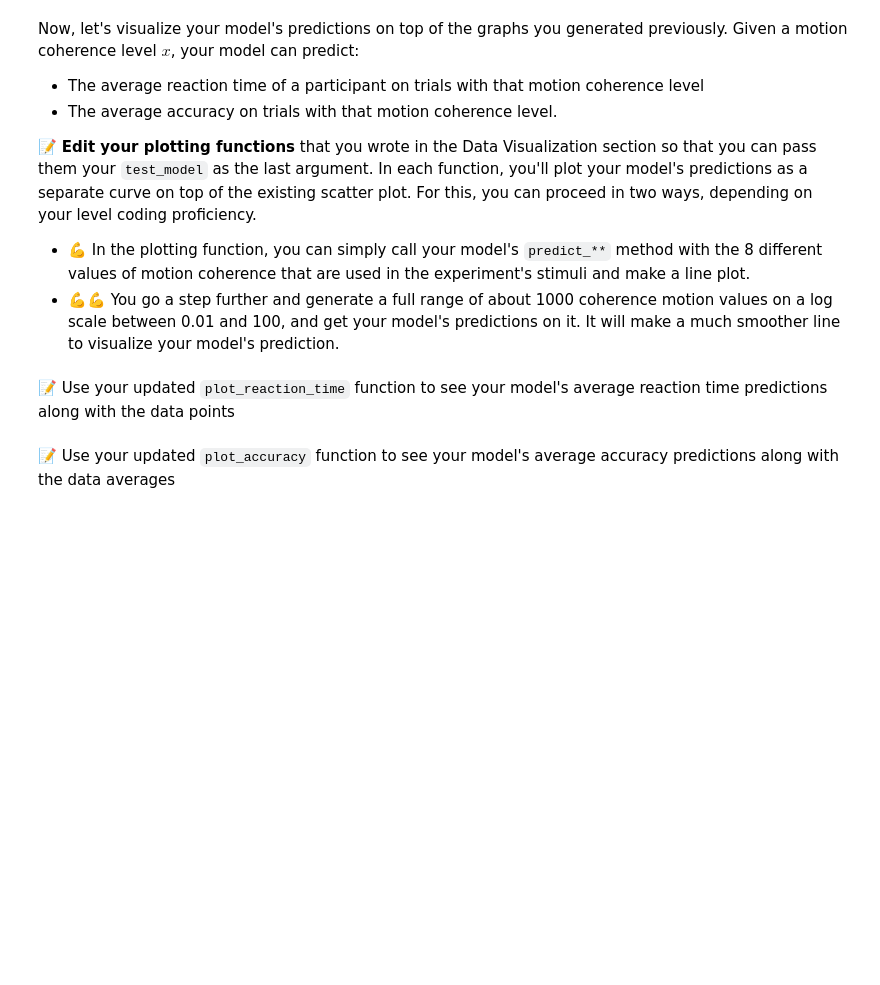
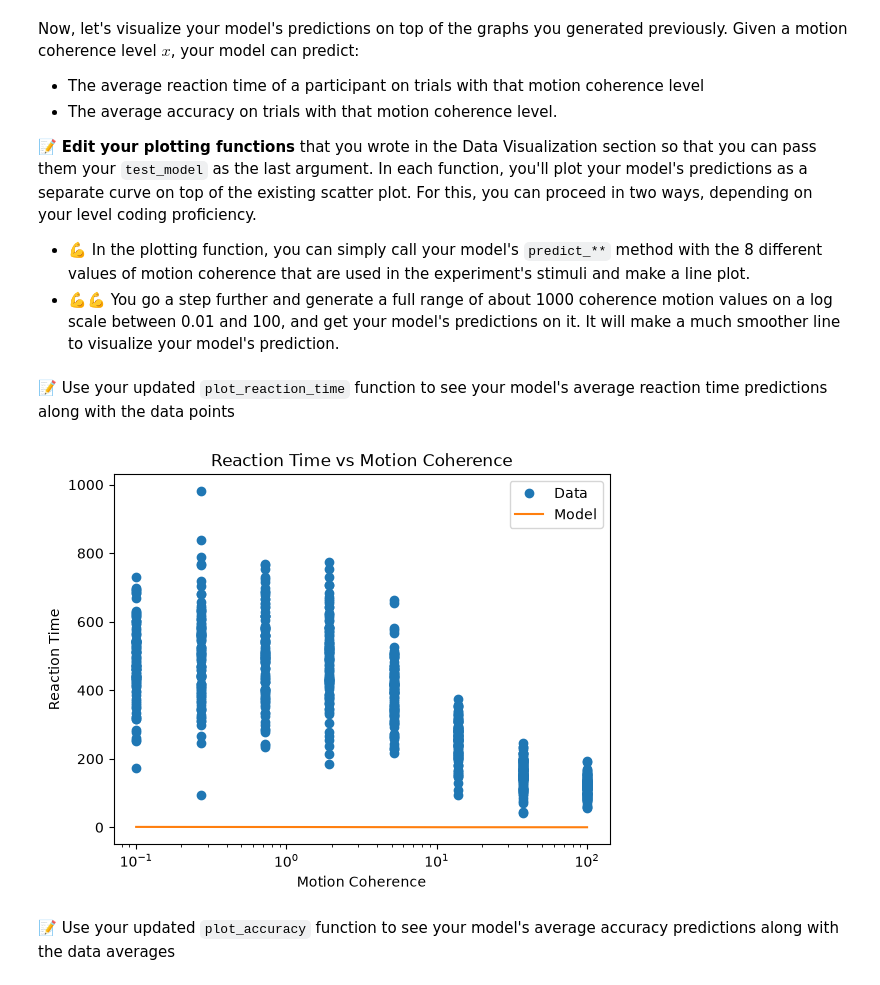
Before and after one commit to easiryne/cognitive-modeling-lab, a Jupyter notebook: TD_2/td2_notebook.ipynb, the cells around one changed output. Drawn from its saved outputs; the diff is of its cells as text; code cells hidden in the pictures; blank space fills up the shorter version.

```diff
--- a/TD_2/td2_notebook.ipynb
+++ b/TD_2/td2_notebook.ipynb
@@ -76,4 +91,6 @@ We will need to enrich the dataset to allow the calcualtion of the accuracy of t
 
 **_Note:_** In notebooks, it is good practice to give a new name to your DataFrames when you have transformed them. We will name the new DataFrame `data`.
 # %%
-data = ...
+data = raw_data.copy()
+data["outcome"] = (raw_data["stimulus"] == raw_data["response"]).astype(int)
+data
@@ -89,7 +120,17 @@ Use a log scale for the motion coherence, as in the figure above.
 # %%
 def plot_reaction_time(data: pd.DataFrame, model=None):
     ## Add your code here (ignore the 'model' argument for now)
-    ...
+    x_axis=data["motion_coherence"]
+    y_axis=data["reaction_time"]
+    x_axis_model = np.logspace(-1, 2, 1000)
+    y_axis_model = model.predict_mean_reaction_time(x_axis_model)
+    plt.plot(x_axis, y_axis, 'o', label='Data')
+    plt.plot(x_axis_model, y_axis_model, '-',label='Model')
+    plt.xscale('log')
+    plt.title   ("Reaction Time vs Motion Coherence")
+    plt.xlabel ("Motion Coherence")
+    plt.ylabel ("Reaction Time")
+    plt.legend()
 
 
     #########
@@ -129,20 +184,20 @@ We will now implement the two descriptive equations that come with the model. Th
 class MotionCoherenceModel:
     def __init__(self, A, k, t_R):
         self.A = A
-        ... ## Your code here
-        ...
+        self.k=k ## Your code here
+        self.t_R=t_R ## Your code here
 
     def predict_mean_reaction_time(self, x: np.ndarray) -> np.ndarray:
-        pass ## Your code here
+        return self.A/(self.k*x) * np.tanh(self.A *self.k* x) + self.t_R
 
     def predict_accuracy(self, x: np.ndarray) -> np.ndarray:
-        pass ## Your code here
+        return 1/(1 + np.exp(-2*self.A * self.k * np.abs(x))) ## Your code here
 # %% [markdown]
 ### Try your model
 Now you can instantiate your MotionCoherenceModel class with parameter values of your choice.
 Don't worry if you don't know what parameter values to give. Just try to guess for now.
 # %%
-test_model = ...
+test_model = MotionCoherenceModel(A=1, k=1, t_R=0.2)
 # %% [markdown]
 Now, let's visualize your model's predictions on top of the graphs you generated previously. Given a motion coherence level $x$, your model can predict:
 - The average reaction time of a participant on trials with that motion coherence level
@@ -153,5 +208,9 @@ Now, let's visualize your model's predictions on top of the graphs you generated
 - 💪💪 You go a step further and generate a full range of about 1000 coherence motion values on a log scale between 0.01 and 100, and get your model's predictions on it. It will make a much smoother line to visualize your model's prediction.
 # %% [markdown]
 📝 Use your updated `plot_reaction_time` function to see your model's average reaction time predictions along with the data points
+# %%
+plot_reaction_time(data, model=test_model)
+# %% [output]
+[figure, added]
 # %% [markdown]
 📝 Use your updated `plot_accuracy` function to see your model's average accuracy predictions along with the data averages
```
Also changed, not shown: parts of 6 cells of this notebook, 1 other file.
